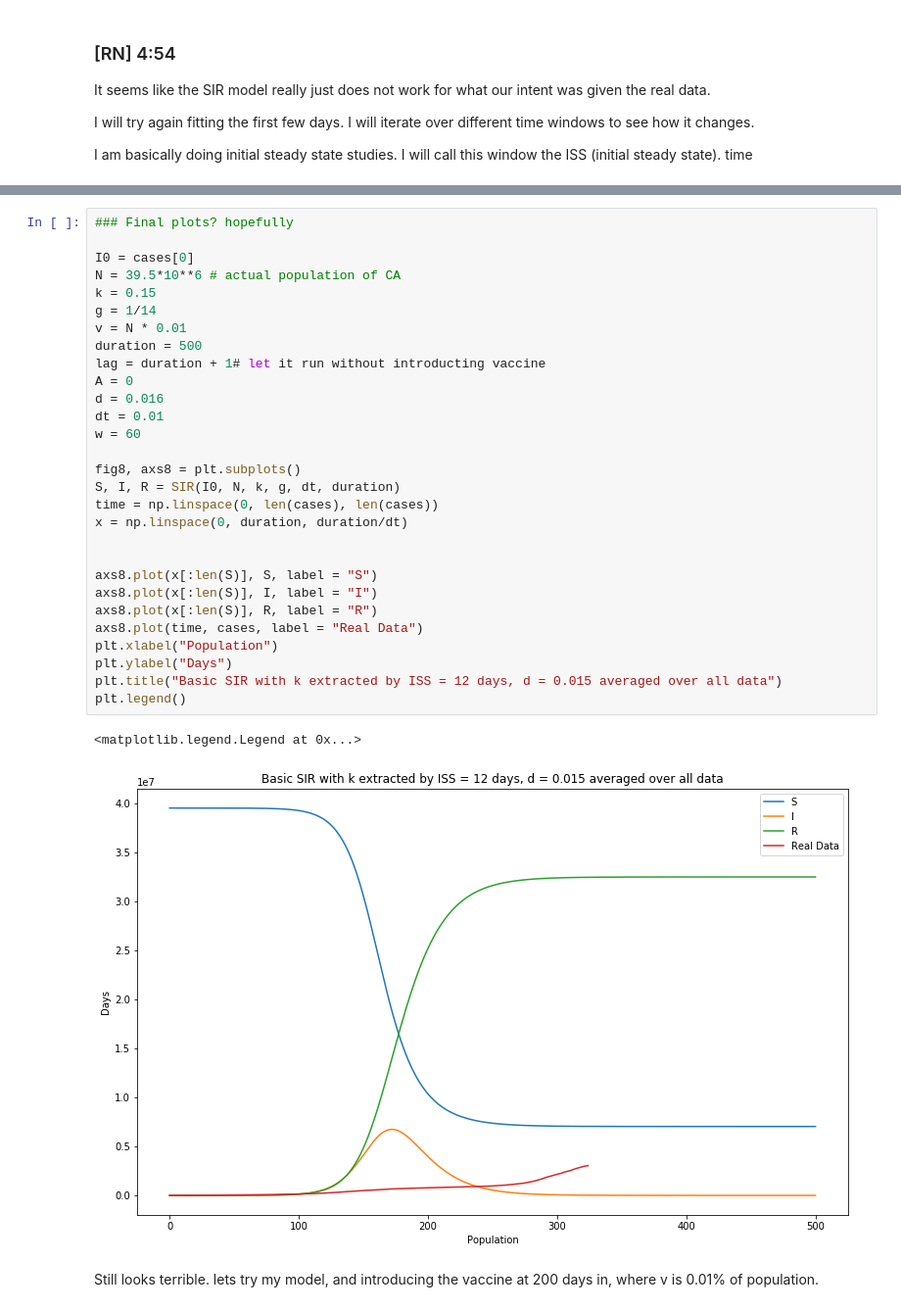
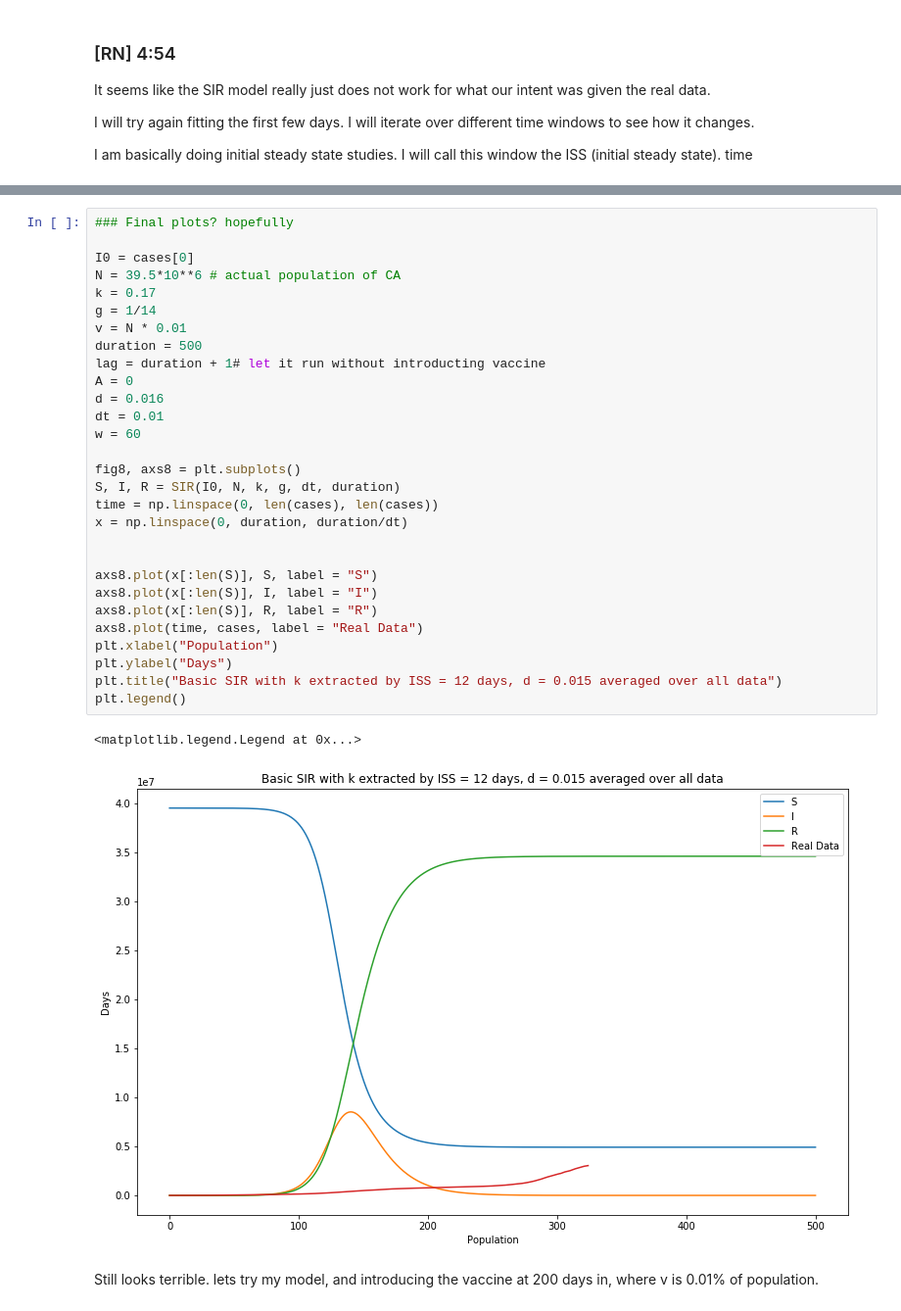
Before and after one commit to rnnisi/Phys128-CovidTracking, a Jupyter notebook: 2021021_FinishingSIRHD.ipynb, the cells around one changed output, grey strips where cells are left out. Shown at 98% size. Cells and saved outputs as stored; diff of their text form.

```diff
--- a/2021021_FinishingSIRHD.ipynb
+++ b/2021021_FinishingSIRHD.ipynb
@@ -572,35 +564,35 @@ After 12 days, the chi square really jumps up and k changes significantly. I wil
 # %%
 ### Final plots? hopefully
 
 I0 = cases[0]
 N = 39.5*10**6 # actual population of CA
-k = 0.15
+k = 0.17
 g = 1/14
 v = N * 0.01
 duration = 500
 lag = duration + 1# let it run without introducting vaccine
 A = 0
 d = 0.016
 dt = 0.01
 w = 60
 
 fig8, axs8 = plt.subplots()
 S, I, R = SIR(I0, N, k, g, dt, duration)
 time = np.linspace(0, len(cases), len(cases))
 x = np.linspace(0, duration, duration/dt)
 
 
 axs8.plot(x[:len(S)], S, label = "S")
 axs8.plot(x[:len(S)], I, label = "I")
 axs8.plot(x[:len(S)], R, label = "R")
 axs8.plot(time, cases, label = "Real Data")
 plt.xlabel("Population")
 plt.ylabel("Days")
 plt.title("Basic SIR with k extracted by ISS = 12 days, d = 0.015 averaged over all data")
 plt.legend()
 # %% [output]
 <matplotlib.legend.Legend at 0x...>
-[figure, old version]
+[figure, new version]
 # %% [markdown]
 Still looks terrible. lets try my model, and introducing the vaccine at 200 days in, where v is 0.01% of population.
 # %%
```
Also changed, not shown: parts of 8 cells of this notebook, 2 other files.
